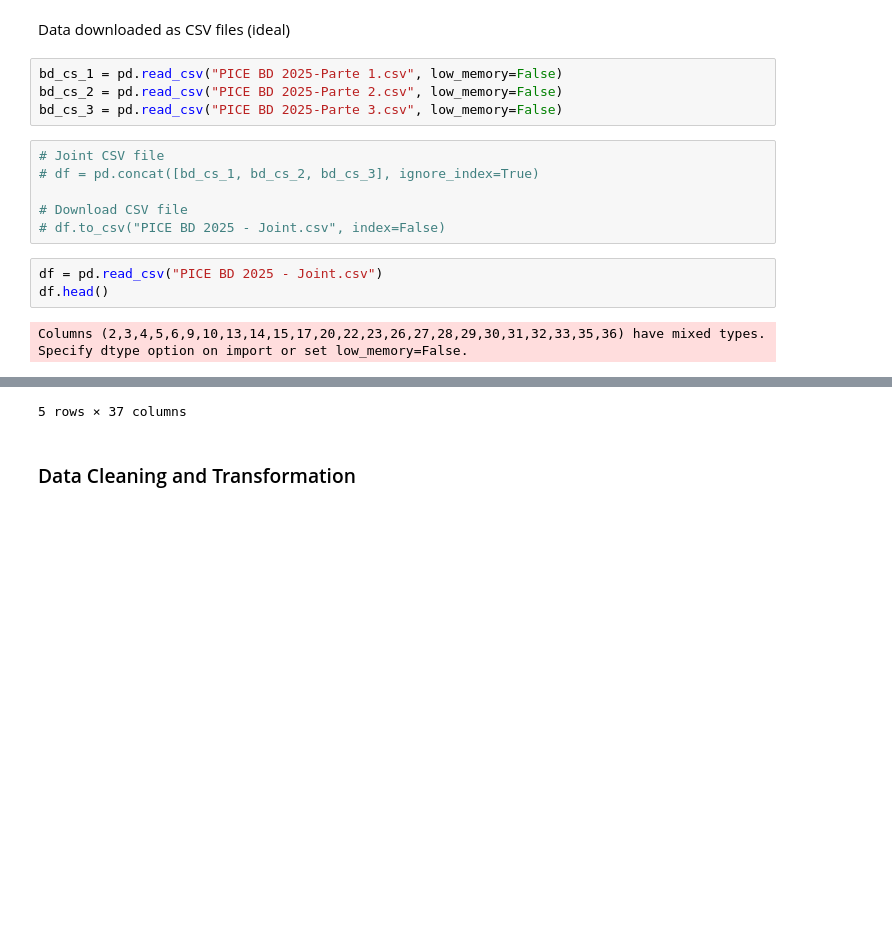
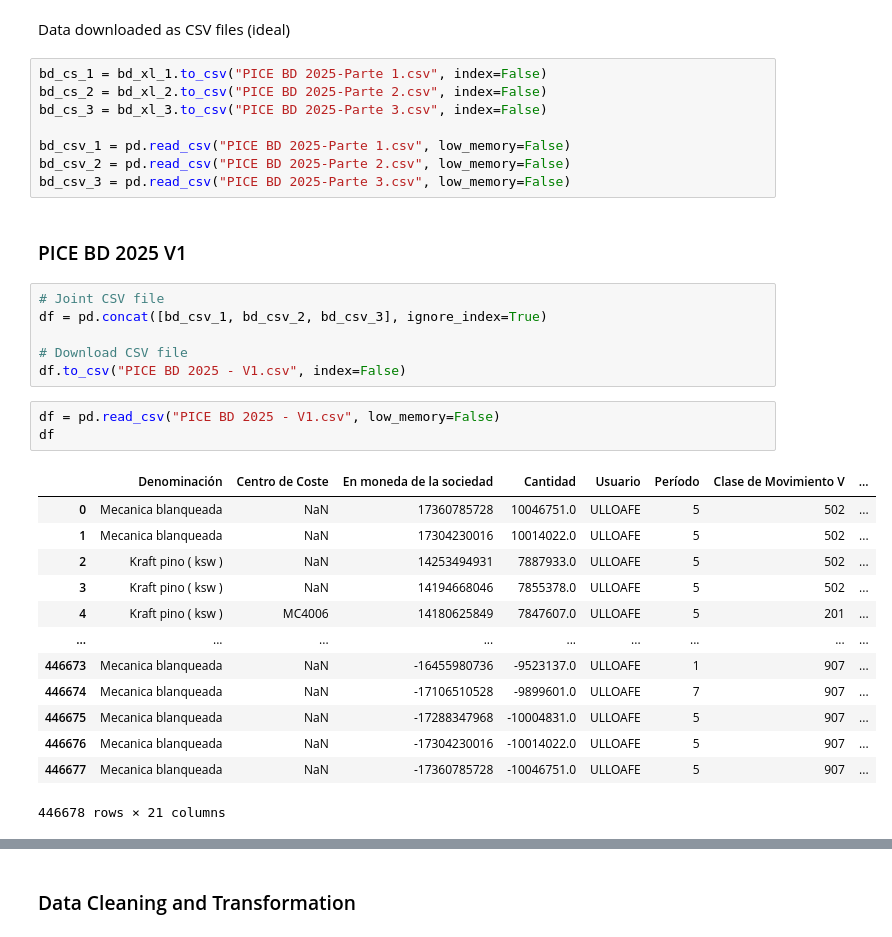
Before and after one commit to danielbenavides-git/PICE, a Jupyter notebook: Data Analysis - SW - S2.ipynb, the cells around one changed output, grey strips where cells are left out. Cells and saved outputs as stored; diff of their text form; blank space fills up the shorter version.

```diff
--- a/Data Analysis - SW - S2.ipynb
+++ b/Data Analysis - SW - S2.ipynb
@@ -30,17 +90,35 @@ Data downloaded as Excel files
 # %% [markdown]
 Data downloaded as CSV files (ideal)
 # %%
-bd_cs_1 = pd.read_csv("PICE BD 2025-Parte 1.csv", low_memory=False)
-bd_cs_2 = pd.read_csv("PICE BD 2025-Parte 2.csv", low_memory=False)
-bd_cs_3 = pd.read_csv("PICE BD 2025-Parte 3.csv", low_memory=False)
+bd_cs_1 = bd_xl_1.to_csv("PICE BD 2025-Parte 1.csv", index=False)
+bd_cs_2 = bd_xl_2.to_csv("PICE BD 2025-Parte 2.csv", index=False)
+bd_cs_3 = bd_xl_3.to_csv("PICE BD 2025-Parte 3.csv", index=False)
+
+bd_csv_1 = pd.read_csv("PICE BD 2025-Parte 1.csv", low_memory=False)
+bd_csv_2 = pd.read_csv("PICE BD 2025-Parte 2.csv", low_memory=False)
+bd_csv_3 = pd.read_csv("PICE BD 2025-Parte 3.csv", low_memory=False)
+# %% [markdown]
+### PICE BD 2025 V1
 # %%
 # Joint CSV file
-# df = pd.concat([bd_cs_1, bd_cs_2, bd_cs_3], ignore_index=True)
+df = pd.concat([bd_csv_1, bd_csv_2, bd_csv_3], ignore_index=True)
 
 # Download CSV file
-# df.to_csv("PICE BD 2025 - Joint.csv", index=False)
+df.to_csv("PICE BD 2025 - V1.csv", index=False)
 # %%
-df = pd.read_csv("PICE BD 2025 - Joint.csv")
-df.head()
+df = pd.read_csv("PICE BD 2025 - V1.csv", low_memory=False)
+df
 # %% [output]
+|  | Denominación | Centro de Coste | En moneda de la sociedad | Cantidad | Usuario | Período | Clase de Movimiento V | ... |
+| 0 | Mecanica blanqueada | NaN | 17360785728 | 10046751.0 | ULLOAFE | 5 | 502 | ... |
+| 1 | Mecanica blanqueada | NaN | 17304230016 | 10014022.0 | ULLOAFE | 5 | 502 | ... |
+| 2 | Kraft pino ( ksw ) | NaN | 14253494931 | 7887933.0 | ULLOAFE | 5 | 502 | ... |
+| 3 | Kraft pino ( ksw ) | NaN | 14194668046 | 7855378.0 | ULLOAFE | 5 | 502 | ... |
+| 4 | Kraft pino ( ksw ) | MC4006 | 14180625849 | 7847607.0 | ULLOAFE | 5 | 201 | ... |
+| ... | ... | ... | ... | ... | ... | ... | ... | ... |
+| 446673 | Mecanica blanqueada | NaN | -16455980736 | -9523137.0 | ULLOAFE | 1 | 907 | ... |
+| 446674 | Mecanica blanqueada | NaN | -17106510528 | -9899601.0 | ULLOAFE | 7 | 907 | ... |
+| 446675 | Mecanica blanqueada | NaN | -17288347968 | -10004831.0 | ULLOAFE | 5 | 907 | ... |
+| 446676 | Mecanica blanqueada | NaN | -17304230016 | -10014022.0 | ULLOAFE | 5 | 907 | ... |
+| 446677 | Mecanica blanqueada | NaN | -17360785728 | -10046751.0 | ULLOAFE | 5 | 907 | ... |
-Columns (2,3,4,5,6,9,10,13,14,15,17,20,22,23,26,27,28,29,30,31,32,33,35,36) have mixed types. Specify dtype option on import or set low_memory=False.
+446678 rows × 21 columns
@@ -53,3 +125,2 @@ Columns (2,3,4,5,6,9,10,13,14,15,17,20,22,23,26,27,28,29,30,31,32,33,35,36) have
-5 rows × 37 columns
 # %% [markdown]
 ### Data Cleaning and Transformation
```
Also changed, not shown: parts of 12 cells of this notebook.
